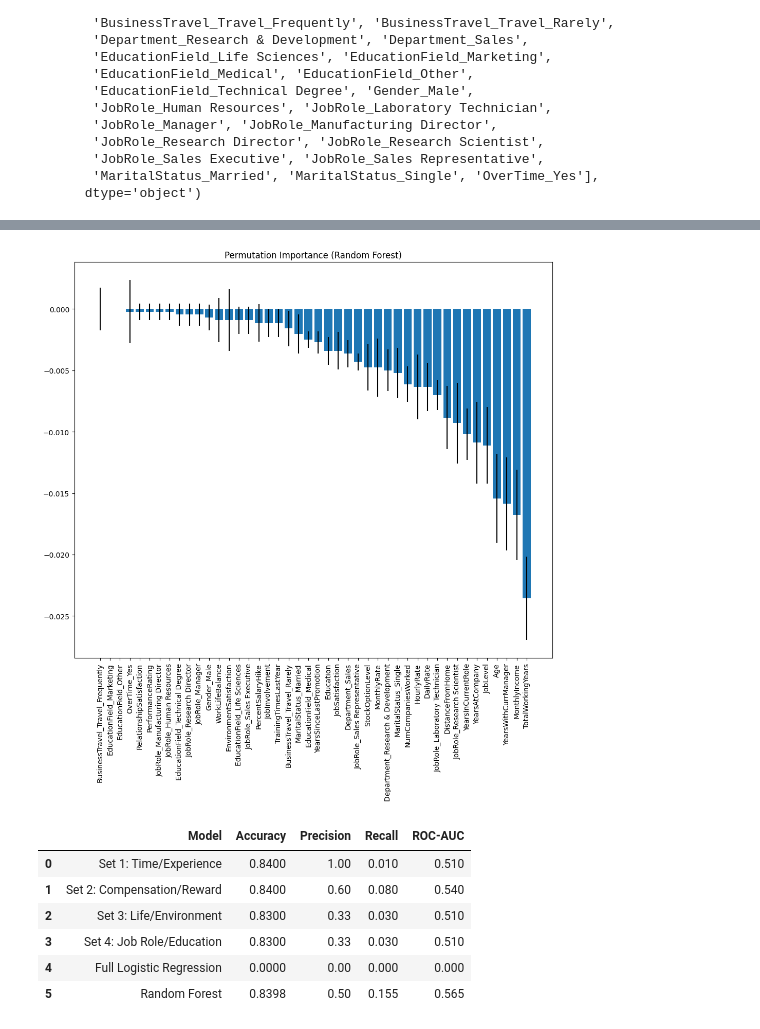
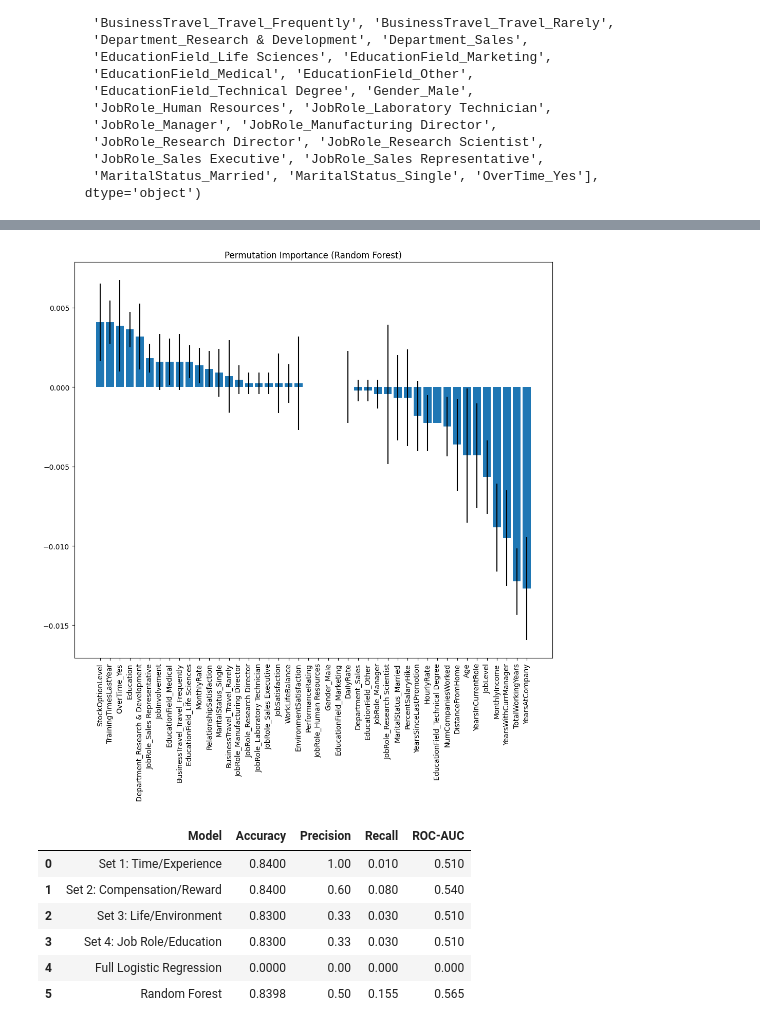
Before and after one commit to lpkennedy6062/Job_Attrition_Predictive_Model, a Jupyter notebook: runthrough.ipynb, the cells around one changed output, grey strips where cells are left out. Cells and saved outputs as stored; diff of their text form; code cells hidden in the pictures.

```diff
--- a/runthrough.ipynb
+++ b/runthrough.ipynb
@@ -554,0 +415,30 @@ Random Forest Confusion Matrix:
+# %%
+# Logistic Regression on Full Feature Set
+
+log_reg = LogisticRegressionCV(cv = 5,  random_state = 111, solver = 'saga', penalty = 'l1',tol = 0.1, max_iter = 1000,n_jobs=-1, class_weight='balanced')
+
+log_reg.fit(X_train_scaled,y_train_full)
+
+y_pred_lr = log_reg.predict(X_test_scaled)
+y_prob_lr = log_reg.predict_proba(X_test_scaled)[:, 1]
+
+lr_score = log_reg.score(X_test_scaled,y_test_full)
+print("Logistic Regression Score:", lr_score)
+
+lr_acc = accuracy_score(y_test_full, y_pred_lr)
+lr_ps = precision_score(y_test_full, y_pred_lr)
+lr_rc = recall_score(y_test_full, y_pred_lr)
+lr_roc = roc_auc_score(y_test_full, y_prob_lr)
+
+print("LR Accuracy:", lr_acc)
+print("LR Precision:", lr_ps)
+print("LR Recall:", lr_rc)
+print("LR ROC-AUC:", lr_roc)
+
+print("Logistic Regression Classification Report:")
+lr_clr = classification_report(y_test_full, y_pred_lr)
+print(lr_clr)
+
+print("Logistic Regression Confusion Matrix:")
+lr_cm = confusion_matrix(y_test_full, y_pred_lr)
+print(lr_cm)
@@ -554,0 +464,12 @@ Random Forest Confusion Matrix:
+# %%
+# Random Forest on Full Feature Set
+
+param_grid = {'n_estimators': [100, 200, 300], 'max_depth': [None, 10, 20, 30]}
+
+rf = RandomForestClassifier(random_state=42, class_weight='balanced', n_jobs=-1)
+
+grid_search = GridSearchCV(rf, param_grid=param_grid, cv=5, n_jobs=-1, scoring='recall')
+
+grid_search.fit(X_train_full, y_train_full)
+best_rf = grid_search.best_estimator_
+print("Best Random Forest Parameters:", grid_search.best_params_)
@@ -562,16 +526,16 @@ plt.show()
 # %%
-result = permutation_importance(best_rf, X_test_scaled, y_test_full, n_repeats=10, random_state=42, n_jobs=-1)
+result = permutation_importance(best_rf, X_test_full, y_test_full, n_repeats=10, random_state=42, n_jobs=-1)
 importances = result.importances_mean
 std = result.importances_std
 indices = np.argsort(importances)[::-1]
 
 plt.figure(figsize=(12,10))
 plt.title("Permutation Importance (Random Forest)")
 plt.bar(range(len(importances)), importances[indices], yerr=std[indices], align='center')
 plt.xticks(range(len(importances)), X_train_full.columns[indices], rotation=90)
 plt.show()
 # %% [output]
-[figure, old version]
+[figure, new version]
 # %%
 results = {"Model": [
         "Set 1: Time/Experience",
```
Also changed, not shown: parts of 10 cells of this notebook.
